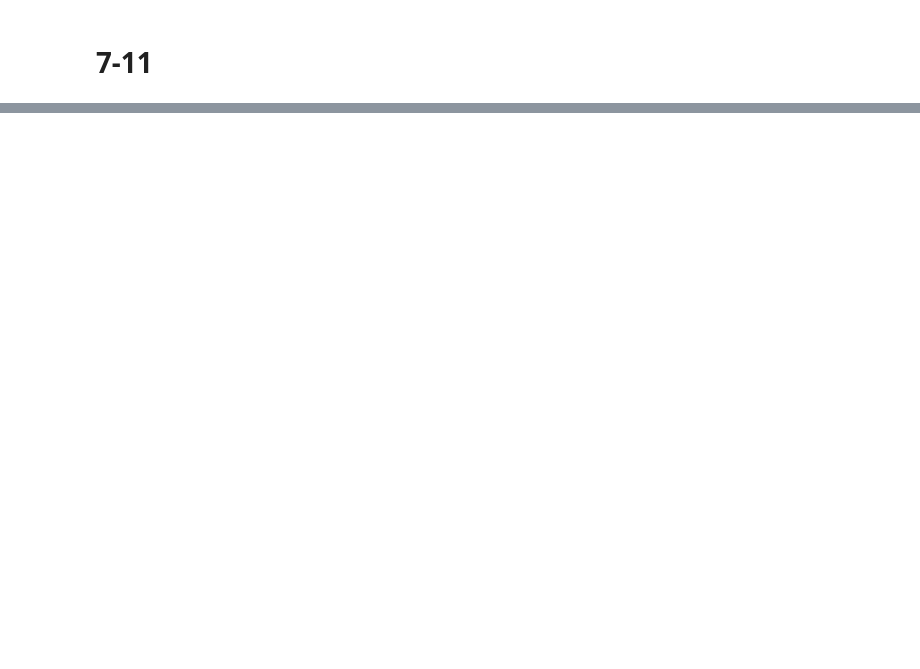
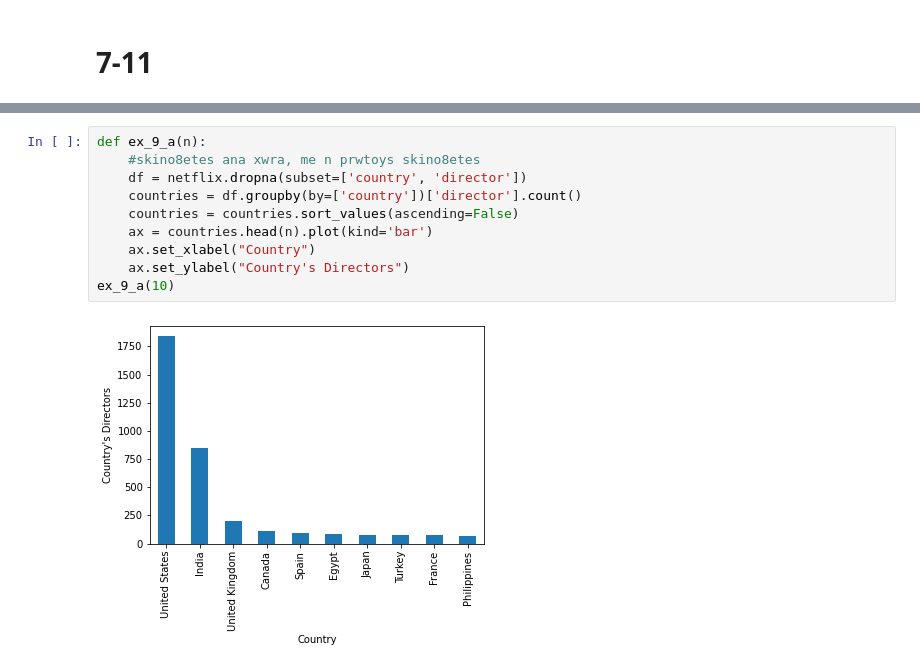
Before and after one commit to Uni-2018-n/tede_1, a Jupyter notebook: que_7-11.ipynb, the cells around one changed output, grey strips where cells are left out. Cells and saved outputs as stored; diff of their text form; blank space fills up the shorter version.

```diff
--- a/que_7-11.ipynb
+++ b/que_7-11.ipynb
@@ -27 +40,13 @@ ex_8()
+# %%
+def ex_9_a(n):
+    #skino8etes ana xwra, me n prwtoys skino8etes
+    df = netflix.dropna(subset=['country', 'director'])
+    countries = df.groupby(by=['country'])['director'].count()
+    countries = countries.sort_values(ascending=False)
+    ax = countries.head(n).plot(kind='bar')
+    ax.set_xlabel("Country")
+    ax.set_ylabel("Country's Directors")
+ex_9_a(10)
+# %% [output]
+[figure, added]
 # %%
```
Also changed, not shown: parts of 8 cells of this notebook.
